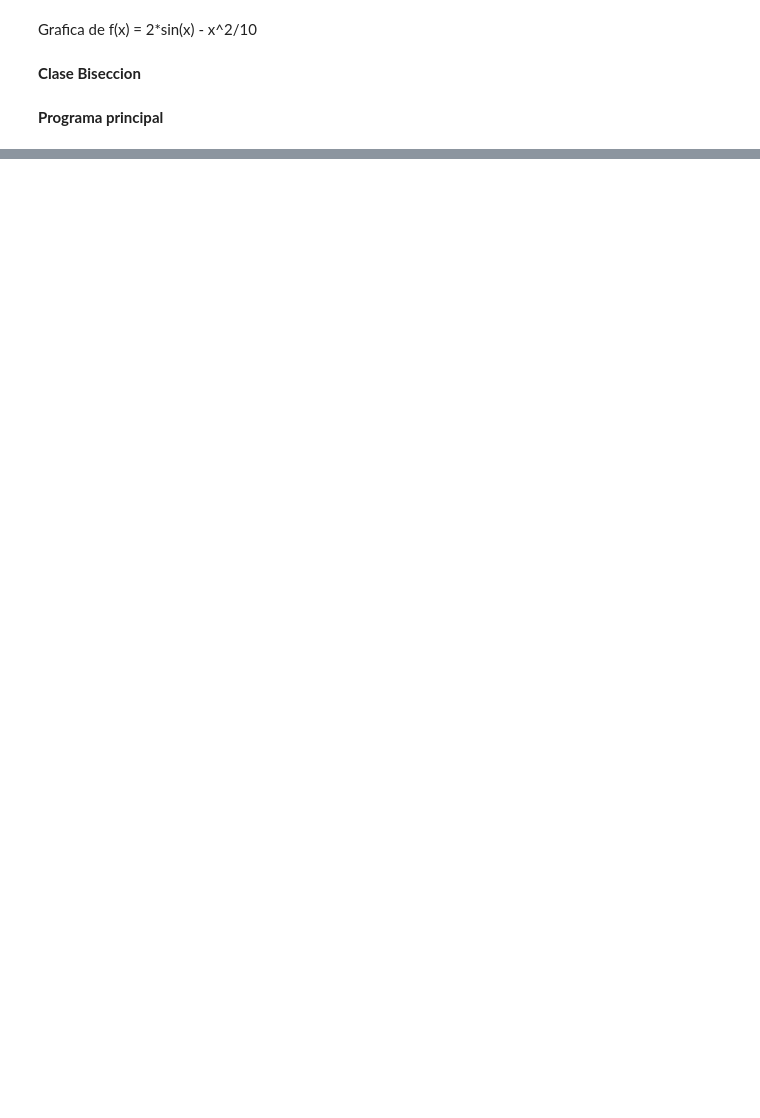
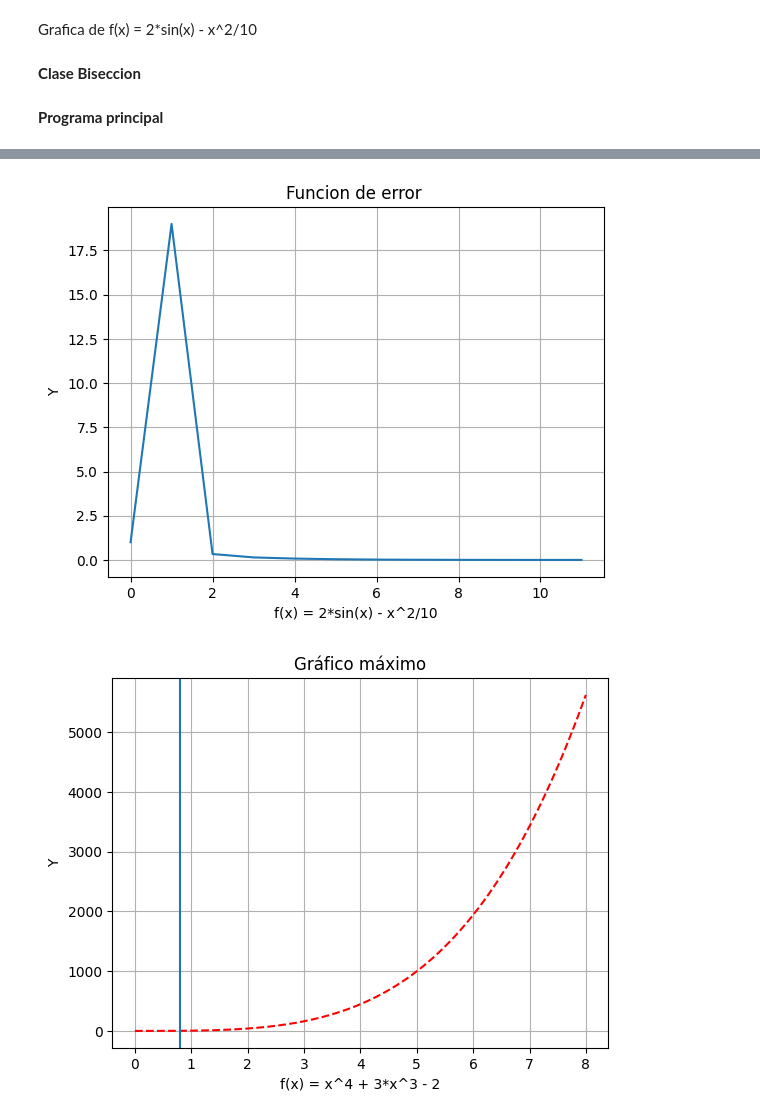
Before and after one commit to soyudea/Optimizacion, a Jupyter notebook: Biseccion_.ipynb, the cells around one changed output, grey strips where cells are left out. Drawn from its saved outputs; the diff is of its cells as text; code cells hidden in the pictures; blank space fills up the shorter version.

```diff
--- a/Biseccion_.ipynb
+++ b/Biseccion_.ipynb
@@ -120,14 +122,17 @@ class Biseccion:
 # %% [markdown]
 **Programa principal**
 # %%
+obj = Biseccion(xl,xu,err)
+lista_errores = []
 def main():
-  obj_biseccion= Biseccion(xl,xu,err)
-  result = obj_biseccion.calF_raiz()
-  error = obj_biseccion.get_error()
-  print("______________________________________________________________________________________________________")
+  #obj_biseccion= Biseccion(xl,xu,err)
+  result = obj.calF_raiz()
+  error = obj.get_error()
+  print("_______________________________________Resultados Valor de la raiz________________________________________________________")
   print("Raiz = ",result)
   print("Error ",error)
 
 if __name__=='__main__':
    main()
+lista_errores = obj.get_lista_err()
 # %% [output]
@@ -149,2 +154,31 @@ ________________________________________________________________________________
 Raiz =  0.806884765625
 Error  0.0006049606775559589
+# %%
+def graf_function():
+  xl = 0
+  xu = 8
+  X = list(np.arange(xl,xu, err))
+  Y=[((x**4)+ 3*(x**3) - 2) for x in X]
+
+  plt.title("Gráfico máximo")
+  plt.xlabel("f(x) = x^4 + 3*x^3 - 2")
+  plt.ylabel("Y")
+  plt.plot(X,Y, "r--")
+  plt.axvline(x=0.806884765625, ymin=0.0, ymax=30)
+  plt.grid()
+  plt.show()
+
+def graf_f():
+  X = lista_errores
+  Y=[(2*math.sin(x) -(x**2)/10) for x in X]
+  plt.title("Funcion de error ")
+  plt.xlabel("f(x) = 2*sin(x) - x^2/10")
+  plt.ylabel("Y")
+  plt.plot(lista_errores)
+  plt.grid()
+  plt.show()
+graf_f()
+graf_function()
+# %% [output]
+[figure, added]
+[figure, added]
```
Also changed, not shown: parts of 3 cells of this notebook.
